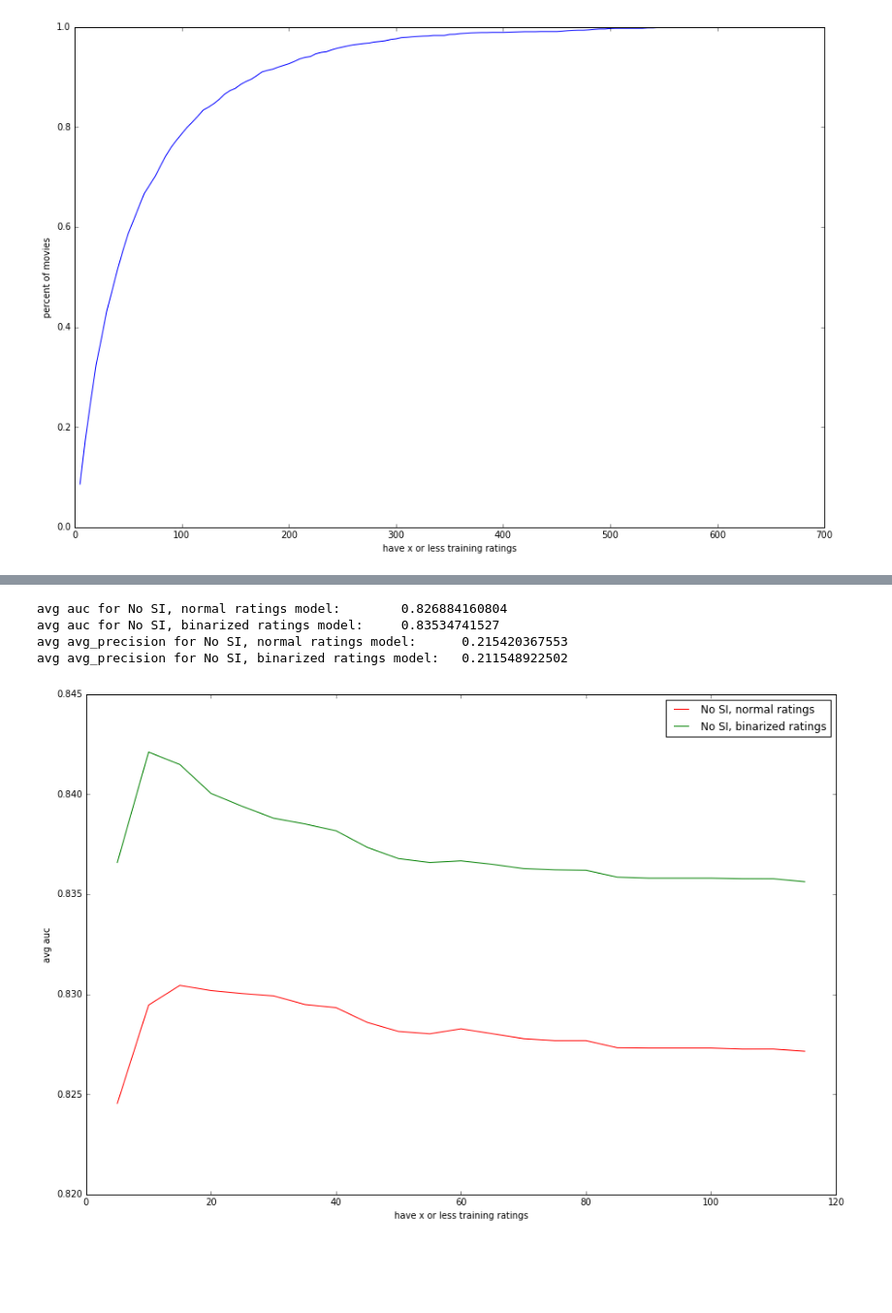
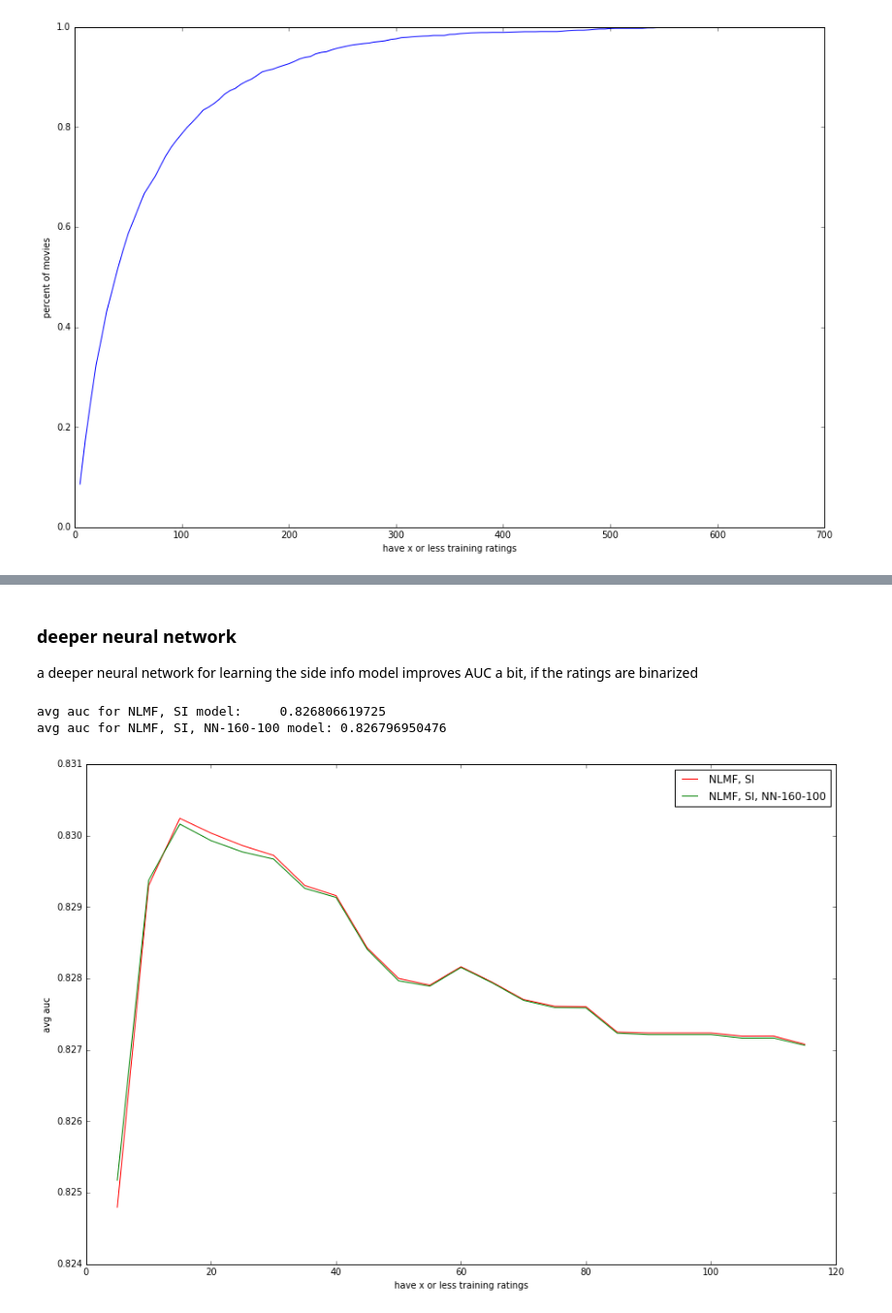
Before and after one commit to marcuniq/bsc-thesis, a Jupyter notebook: show_metrics.ipynb, the cells around one changed output, grey strips where cells are left out. Shown at 97% size. Saved outputs shown, nothing was run; the diff lists cells and outputs as text; code cells hidden in the pictures; blank space fills up the shorter version.

```diff
--- a/show_metrics.ipynb
+++ b/show_metrics.ipynb
@@ -98,7 +99,7 @@ def plot_movie_cohort_distribution(df_train, step=5):
     x_axis = [(i+1) * step for i in xrange(len(cumulative_movies))]
     ax.plot(x_axis,cumulative_movies, 'b')
 # %%
-def compare_metric(model1_metrics, model2_metrics, metric_name, step=5, cumulative=False, label1='No Side Information', label2='Side Information'):
+def compare_metric(model1_metrics, model2_metrics, metric_name, step=5, cumulative=False, label1='NLMF, no side info', label2='NLMF, side info'):
     func = lambda df: df[metric_name].mean()
 
     model1_metric_per_cohort = get_cohorts(model1_metrics, step=step, func=func, cumulative=cumulative)
@@ -198,12 +262,14 @@ avg auc for no si model:        0.833138629593
+# %% [markdown]
+### deeper neural network
+a deeper neural network for learning the side info model improves AUC a bit, if the ratings are binarized
 # %%
-# ml-100k
-no_si_metrics = pd.read_csv('data/results/2016-04-25_20.57.51_no-si_ml-100k_e20_tt-0.2_zero-samp-3_sparse-item_no-val_metrics.csv')
-no_si_binarized_metrics = pd.read_csv('data/results/2016-04-26_14.00.16_no-si_ml-100k_e20_tt-0.2_zero-samp-3_sparse-item_binarize_no-val_metrics.csv')
-compare_metric(no_si_metrics, no_si_binarized_metrics, 'auc', cumulative=True, label1='No SI, normal ratings', label2='No SI, binarized ratings')
-compare_metric(no_si_metrics, no_si_binarized_metrics, 'avg_precision', cumulative=True, label1='No SI, normal ratings', label2='No SI, binarized ratings')
+# 20 epochs
+# no binarized ratings
+si_metrics = pd.read_csv('data/results/2016-04-25_20.59.00_si_ml-100k_e20_tt-0.2_zero-samp-3_sparse-item_no-val_metrics.csv')
+si_nn_160_100_metrics = pd.read_csv('data/results/2016-04-27_14.16.13_si_ml-100k_e20_si-nn-160-100_tt-0.2_zero-samp-3_sparse-item_no-val_metrics.csv')
+
+compare_metric(si_metrics, si_nn_160_100_metrics, 'auc', cumulative=True, label1='NLMF, SI', label2='NLMF, SI, NN-160-100')
 # %% [output]
-avg auc for No SI, normal ratings model:        0.826884160804
-avg auc for No SI, binarized ratings model:     0.83534741527
-avg avg_precision for No SI, normal ratings model:      0.215420367553
-avg avg_precision for No SI, binarized ratings model:   0.211548922502
+avg auc for NLMF, SI model:     0.826806619725
+avg auc for NLMF, SI, NN-160-100 model: 0.826796950476
-[figure, old version]
+[figure, new version]
```
Also changed, not shown: parts of 26 cells of this notebook.
